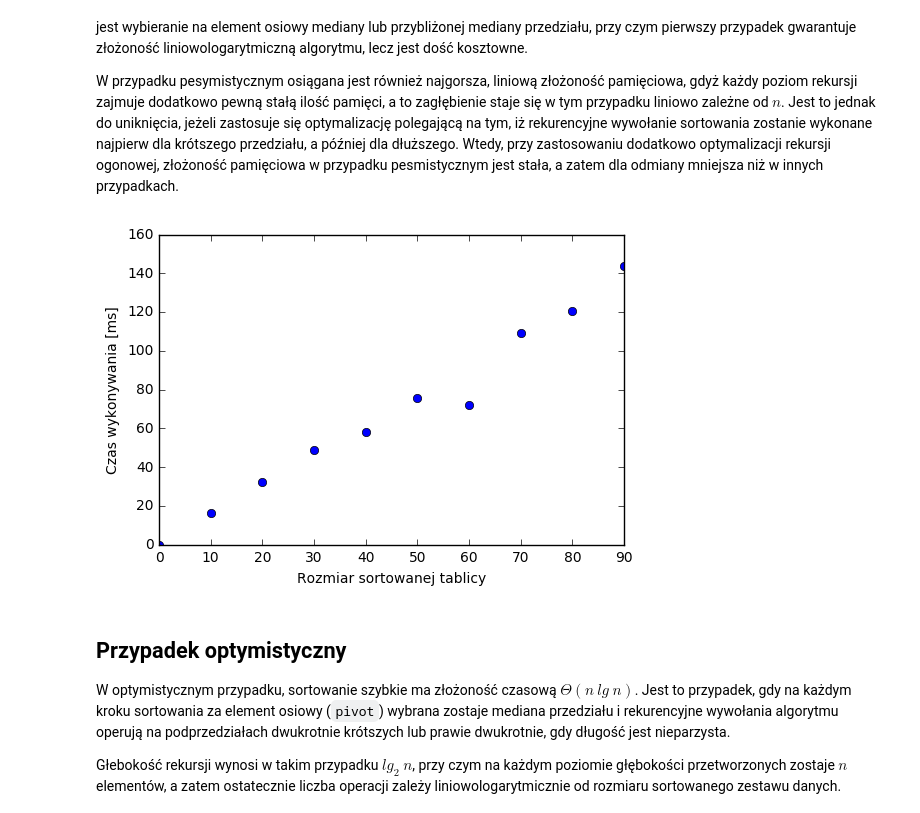
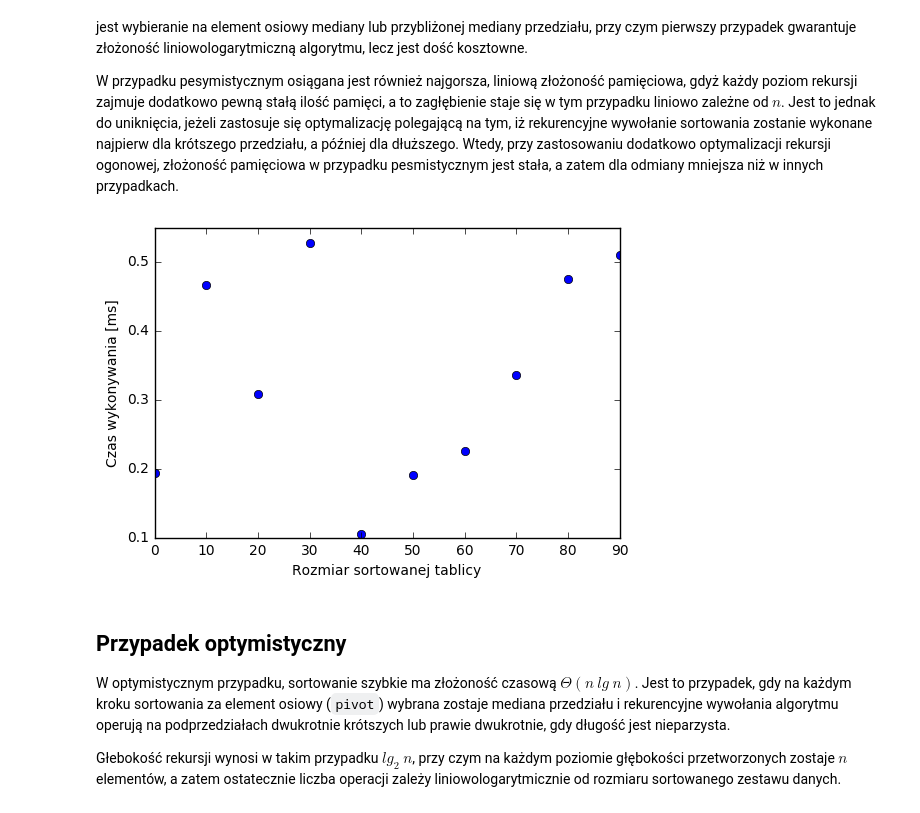
Before and after one commit to DPP93/Wspolczesne-Technologie, a Jupyter notebook: Notebooks/Quicksort.ipynb, the cells around one changed output. Drawn from its saved outputs; the diff is of its cells as text; code cells hidden in the pictures.

Commit message:
Set path in the notebook to quicksort program binary

```diff
--- a/Notebooks/Quicksort.ipynb
+++ b/Notebooks/Quicksort.ipynb
@@ -41,7 +41,7 @@ def run_get_stdout(name, *args):
     return sp.run(subprocess_args, stdout=sp.PIPE).stdout
 
 def run_quicksort(variant, reps, size, unique=0):
-    times = map(float, run_get_stdout('./mock.py', variant, reps, size, unique).split())
+    times = map(float, run_get_stdout('../QuickSort/QuickSort', variant, reps, size, unique).split())
     return sum(times) / reps
 
 apply_quicksort = np.vectorize(run_quicksort)
@@ -65,11 +65,11 @@ def plot_times(data_sizes, running_times):
 # %%
 apply_pessimistic = fn.partial(apply_quicksort, 'p')
 
 data_sizes = np.arange(0, 100, 10)
-running_times = apply_pessimistic(5, input_sizes, 0)
+running_times = apply_pessimistic(5, data_sizes, 0)
 plot_times(data_sizes, running_times)
 # %% [output]
-[figure, old version]
+[figure, new version]
 # %% [markdown]
 ## Przypadek optymistyczny
 
```
Also changed, not shown: parts of 3 cells of this notebook.
